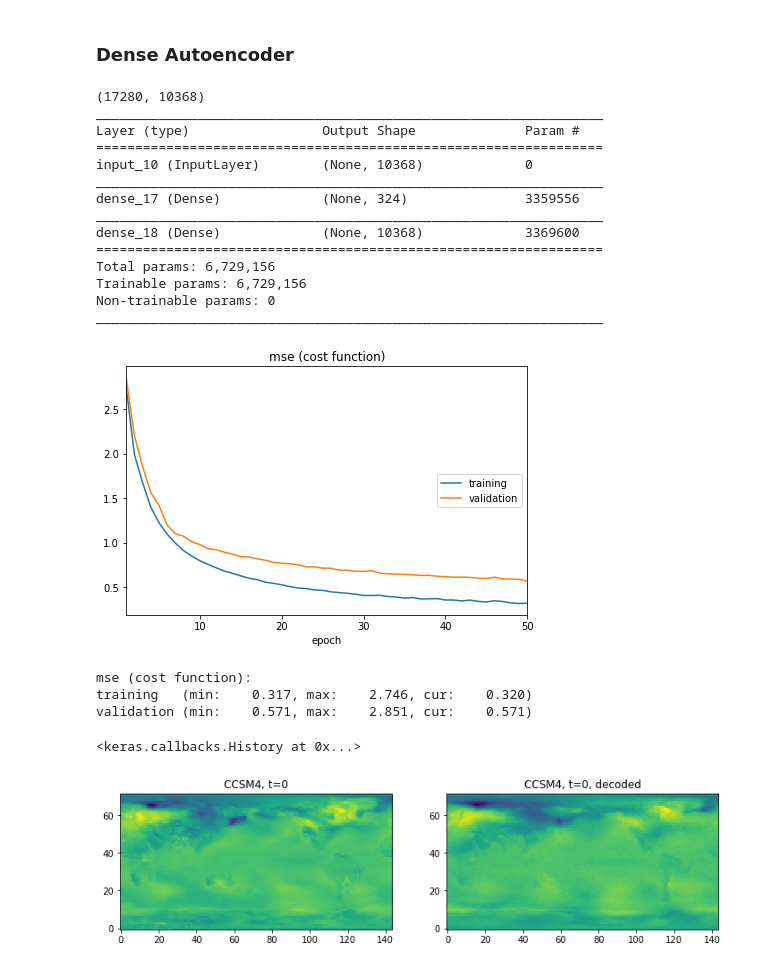
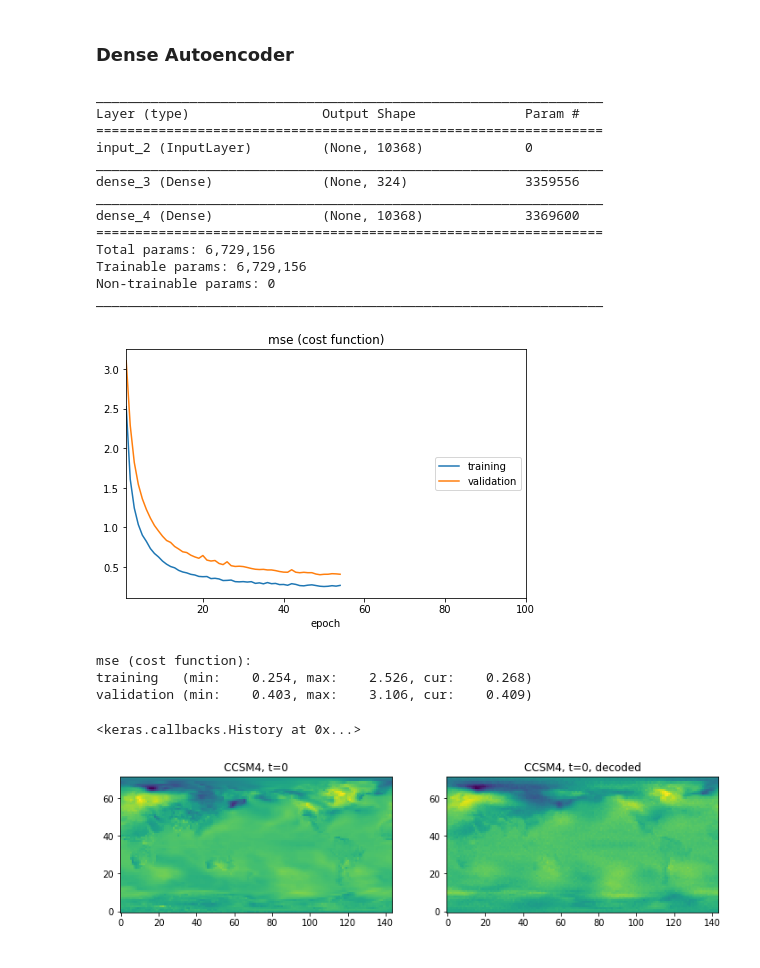
Before and after one commit to bgroenks96/cmip-embeddings, a Jupyter notebook: deep_embeddings.ipynb, the cells around one changed output. Drawn from its saved outputs; the diff is of its cells as text; code cells hidden in the pictures.

```diff
--- a/deep_embeddings.ipynb
+++ b/deep_embeddings.ipynb
@@ -51,0 +48,4 @@ print(X_all_arr.shape)
+# %%
+X_all_arr = np.array([X_ccsm4_arr, X_cesm_arr, X_canesm_arr, X_cnrm_arr, X_miroc_arr])
+X_all_arr = np.transpose(X_all_arr, axes=[0,2,3,4,1])
+print(X_all_arr.shape)
@@ -80,0 +62,4 @@ plt.show()
+# %%
+X_train = X_all
+X_valid = np.transpose(X_mpi_arr, axes=[1,2,3,0])
+print(X_valid.shape)
@@ -111,26 +110,25 @@ def plot_var_time(X, model, name="", target_shape=(1, N_lat, N_lon, 1), x=0, y=0
 # %% [markdown]
 ### Dense Autoencoder
 # %%
-X_flat = X_all.reshape((X_all.shape[0], np.product(X_all.shape[1:])))
-print(X_flat.shape)
+X_train_flat = X_train.reshape((X_all.shape[0], np.product(X_all.shape[1:])))
+X_valid_flat = X_valid.reshape((X_valid.shape[0], np.product(X_valid.shape[1:])))
 
-input_0 = Input(batch_shape=(None, X_flat.shape[1]))
+input_0 = Input(batch_shape=(None, X_train_flat.shape[1]))
 dense_1 = Dense(324, activation='relu', kernel_regularizer=l1(1.0e-5))(input_0)
-dense_3 = Dense(X_flat.shape[1], activation='linear')(dense_1)
+dense_3 = Dense(X_train_flat.shape[1], activation='linear')(dense_1)
 
 model = Model(inputs=input_0, outputs=dense_3)
 model.compile(optimizer='adam', loss='mse')
 model.summary()
 # %% [output]
-(17280, 10368)
 _________________________________________________________________
 Layer (type)                 Output Shape              Param #
 =================================================================
-input_10 (InputLayer)        (None, 10368)             0
+input_2 (InputLayer)         (None, 10368)             0
 _________________________________________________________________
-dense_17 (Dense)             (None, 324)               3359556
+dense_3 (Dense)              (None, 324)               3359556
 _________________________________________________________________
-dense_18 (Dense)             (None, 10368)             3369600
+dense_4 (Dense)              (None, 10368)             3369600
 =================================================================
 Total params: 6,729,156
 Trainable params: 6,729,156
@@ -139,12 +137,14 @@ _________________________________________________________________
 # %%
 from livelossplot.keras import PlotLossesCallback
 
-model.fit(X_flat, X_flat, batch_size=BATCH_SIZE, epochs=50, shuffle=True, validation_split=0.3, callbacks=[PlotLossesCallback()])
+callbacks = [EarlyStopping(min_delta=1.0E-3, patience=5), PlotLossesCallback()]
+model.fit(X_train_flat, X_train_flat, validation_data=(X_valid_flat, X_valid_flat), batch_size=BATCH_SIZE, \
+          epochs=100, shuffle=True, callbacks=callbacks)
 # %% [output]
-[figure, old version]
+[figure, new version]
 mse (cost function):
-training   (min:    0.317, max:    2.746, cur:    0.320)
-validation (min:    0.571, max:    2.851, cur:    0.571)
+training   (min:    0.254, max:    2.526, cur:    0.268)
+validation (min:    0.403, max:    3.106, cur:    0.409)
 <keras.callbacks.History at 0x...>
 # %%
 plot_var_spatial(X_ccsm4_arr, model, target_shape=(1, N_lat*N_lon), name="CCSM4")
```
Also changed, not shown: parts of 20 cells of this notebook, 1 other file.
